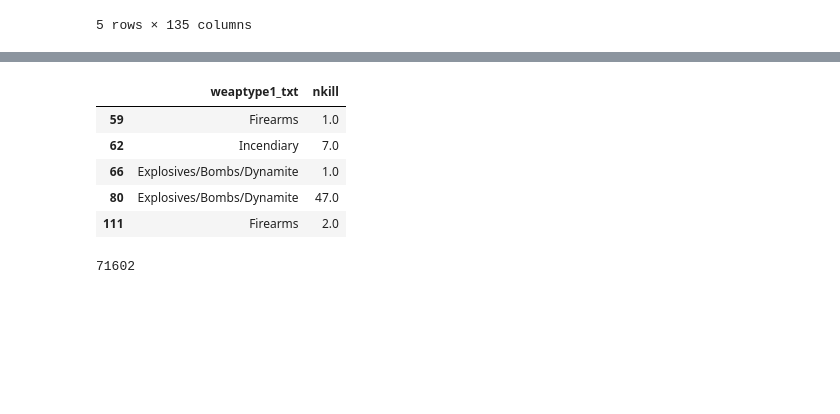
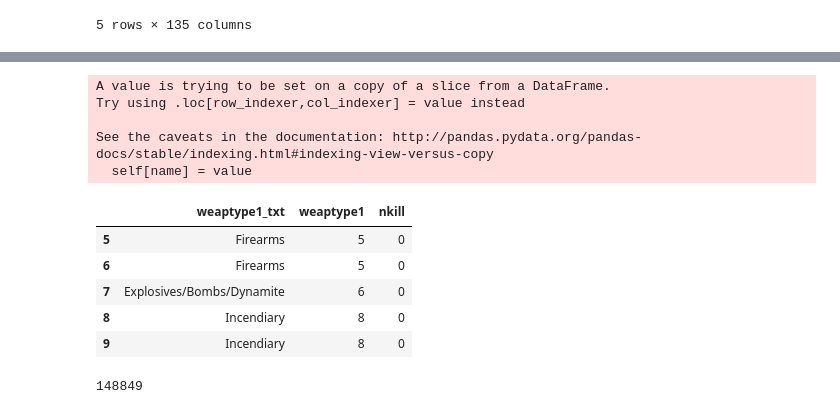
Before and after one commit to guidi08/ProjetoCD, a Jupyter notebook: Projeto_CD.ipynb, the cells around one changed output, grey strips where cells are left out. Saved outputs shown, nothing was run; the diff lists cells and outputs as text; code cells hidden in the pictures; blank space fills up the shorter version.

```diff
--- a/Projeto_CD.ipynb
+++ b/Projeto_CD.ipynb
@@ -42,6 +42,6 @@ data.head()
 | 4 | 197001000003 | 1970 | 1 | 0 | NaN | 0 | NaN | 101 | Japan | 4 | ... |
 5 rows × 135 columns
 # %%
-df=data[['weaptype1_txt','nkill']]
-df
+df=data[['weaptype1_txt','weaptype1','nkill']] #Separa as colunas
+df.head()
 # %% [output]
@@ -88,14 +88,20 @@ nunndf.head()
 # %%
-nunndf = nunndf[nndf.nkill != 0]
+nunndf.weaptype1_txt = nunndf.weaptype1_txt.astype('category')
+nunndf.nkill = nunndf.nkill.astype('int')
 nunndf.head()
 # %% [output]
+A value is trying to be set on a copy of a slice from a DataFrame.
+Try using .loc[row_indexer,col_indexer] = value instead
+
+See the caveats in the documentation: http://pandas.pydata.org/pandas-docs/stable/indexing.html#indexing-view-versus-copy
+  self[name] = value
-|  | weaptype1_txt | nkill |
-| 59 | Firearms | 1.0 |
-| 62 | Incendiary | 7.0 |
-| 66 | Explosives/Bombs/Dynamite | 1.0 |
-| 80 | Explosives/Bombs/Dynamite | 47.0 |
-| 111 | Firearms | 2.0 |
+|  | weaptype1_txt | weaptype1 | nkill |
+| 5 | Firearms | 5 | 0 |
+| 6 | Firearms | 5 | 0 |
+| 7 | Explosives/Bombs/Dynamite | 6 | 0 |
+| 8 | Incendiary | 8 | 0 |
+| 9 | Incendiary | 8 | 0 |
 # %%
 len(nunndf)
 # %% [output]
-71602
+148849
```
Also changed, not shown: parts of 13 cells of this notebook.
